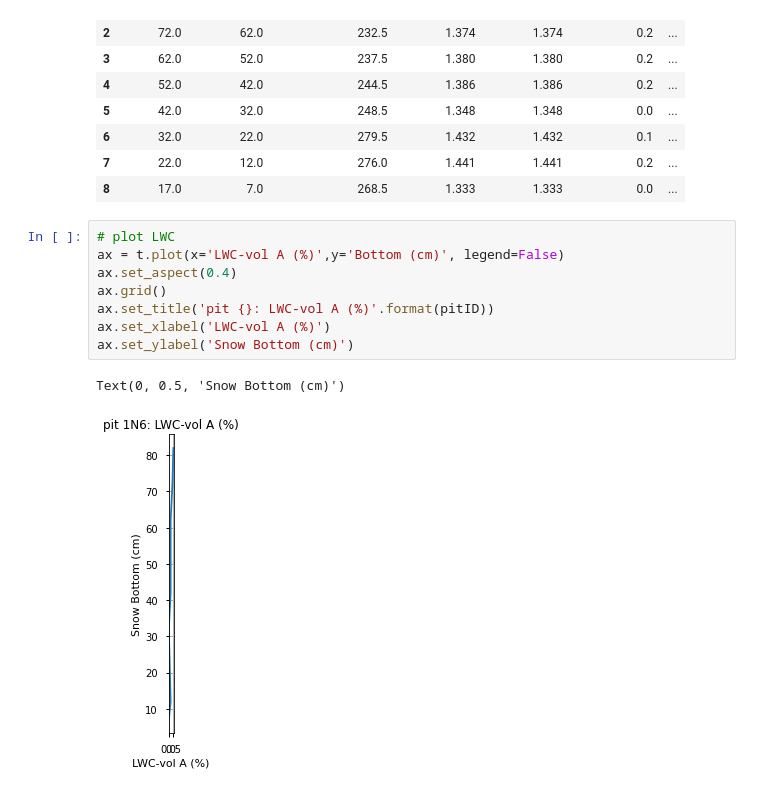
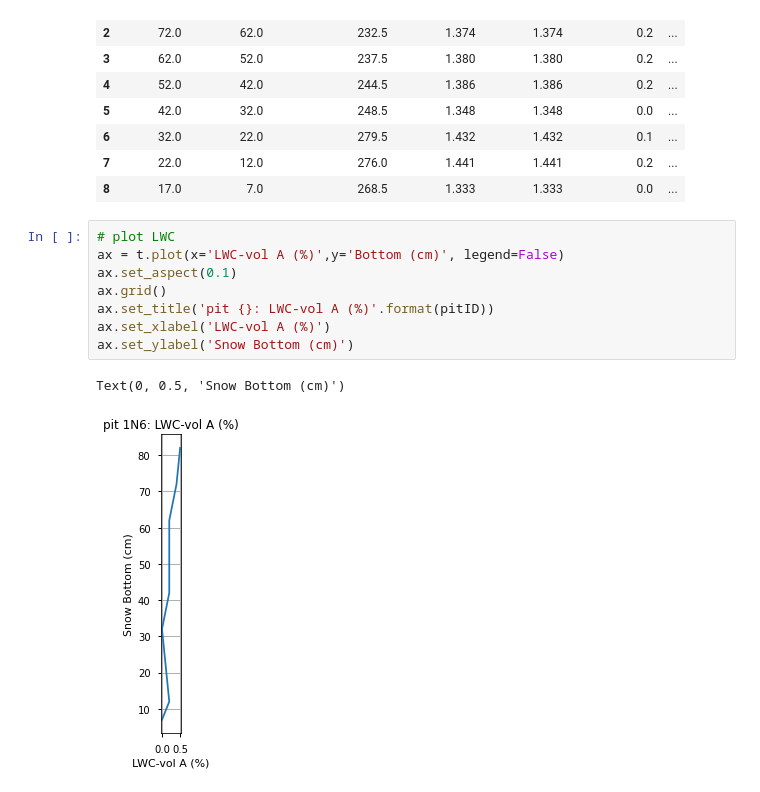
Before and after one commit to snowex-hackweek/uavsar, a Jupyter notebook: ShazWork/Test_Python.ipynb, the cells around one changed output. Saved outputs shown, nothing was run; the diff lists cells and outputs as text.

```diff
--- a/ShazWork/Test_Python.ipynb
+++ b/ShazWork/Test_Python.ipynb
@@ -227,11 +227,11 @@ t
 # %%
 # plot LWC
 ax = t.plot(x='LWC-vol A (%)',y='Bottom (cm)', legend=False)
-ax.set_aspect(0.4)
+ax.set_aspect(0.1)
 ax.grid()
 ax.set_title('pit {}: LWC-vol A (%)'.format(pitID))
 ax.set_xlabel('LWC-vol A (%)')
 ax.set_ylabel('Snow Bottom (cm)')
 # %% [output]
 Text(0, 0.5, 'Snow Bottom (cm)')
-[figure, old version]
+[figure, new version]
```
Also changed, not shown: parts of 3 cells of this notebook.
